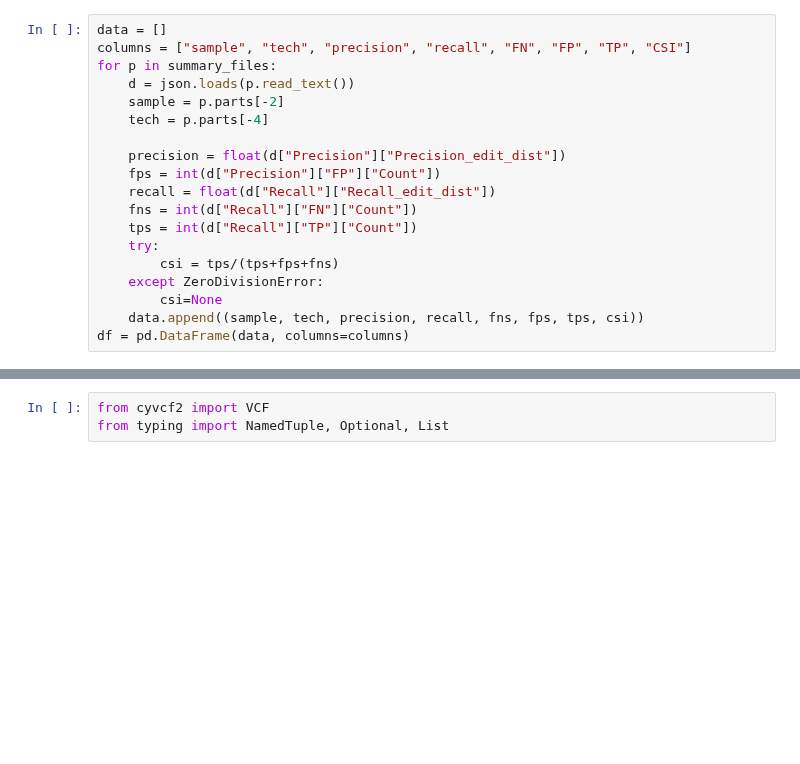
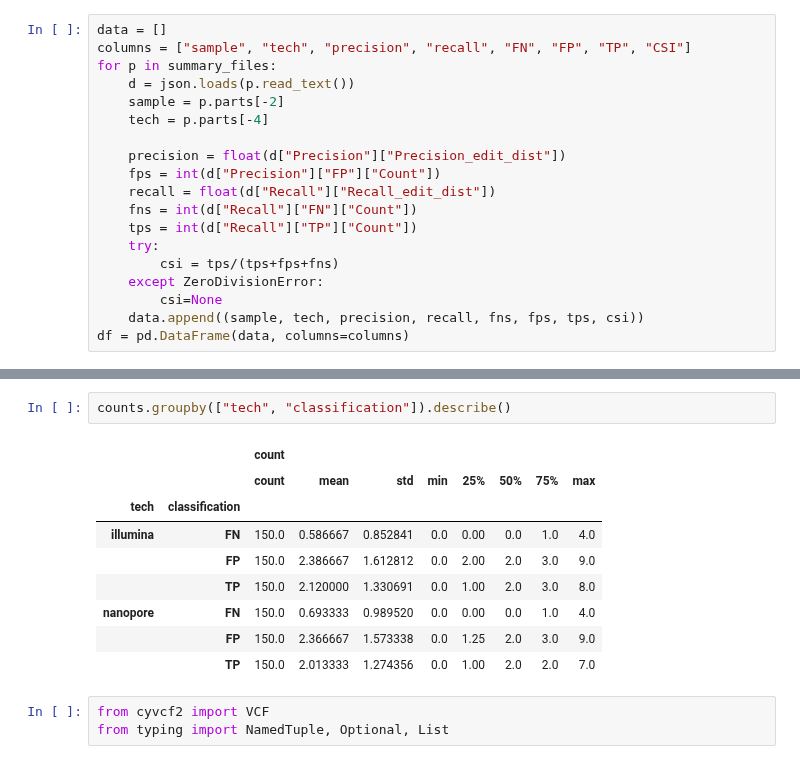
Before and after one commit to mbhall88/head_to_head_pipeline, a Jupyter notebook: analysis/resistance_prediction/workflow/notebooks/novel_variant_analysis.ipynb, the cells around one changed output, grey strips where cells are left out. Drawn from its saved outputs; the diff is of its cells as text; blank space fills up the shorter version.

```diff
--- a/analysis/resistance_prediction/workflow/notebooks/novel_variant_analysis.ipynb
+++ b/analysis/resistance_prediction/workflow/notebooks/novel_variant_analysis.ipynb
@@ -110,3 +110,15 @@ for ax, tech in zip(axes.flatten(), ["illumina", "nanopore"]):
+# %%
+counts.groupby(["tech", "classification"]).describe()
+# %% [output]
+|  |  | count |  |  |  |  |  |  |  |
+|  |  | count | mean | std | min | 25% | 50% | 75% | max |
+| tech | classification |  |  |  |  |  |  |  |  |
+| illumina | FN | 150.0 | 0.586667 | 0.852841 | 0.0 | 0.00 | 0.0 | 1.0 | 4.0 |
+|  | FP | 150.0 | 2.386667 | 1.612812 | 0.0 | 2.00 | 2.0 | 3.0 | 9.0 |
+|  | TP | 150.0 | 2.120000 | 1.330691 | 0.0 | 1.00 | 2.0 | 3.0 | 8.0 |
+| nanopore | FN | 150.0 | 0.693333 | 0.989520 | 0.0 | 0.00 | 0.0 | 1.0 | 4.0 |
+|  | FP | 150.0 | 2.366667 | 1.573338 | 0.0 | 1.25 | 2.0 | 3.0 | 9.0 |
+|  | TP | 150.0 | 2.013333 | 1.274356 | 0.0 | 1.00 | 2.0 | 2.0 | 7.0 |
 # %%
 from cyvcf2 import VCF
 from typing import NamedTuple, Optional, List
```
Also changed, not shown: parts of 7 cells of this notebook, 3 other files.
